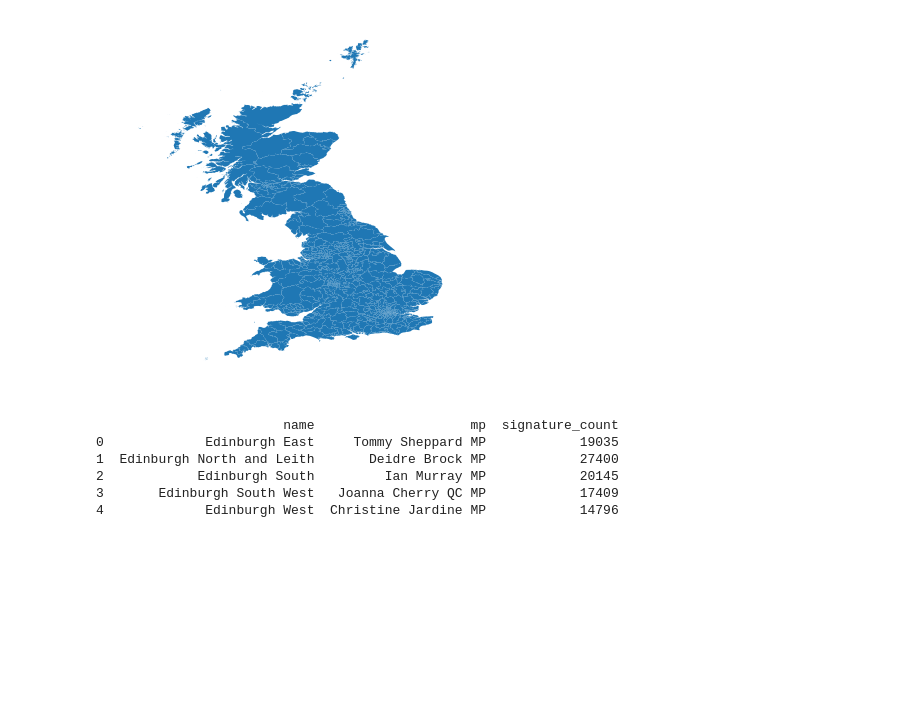
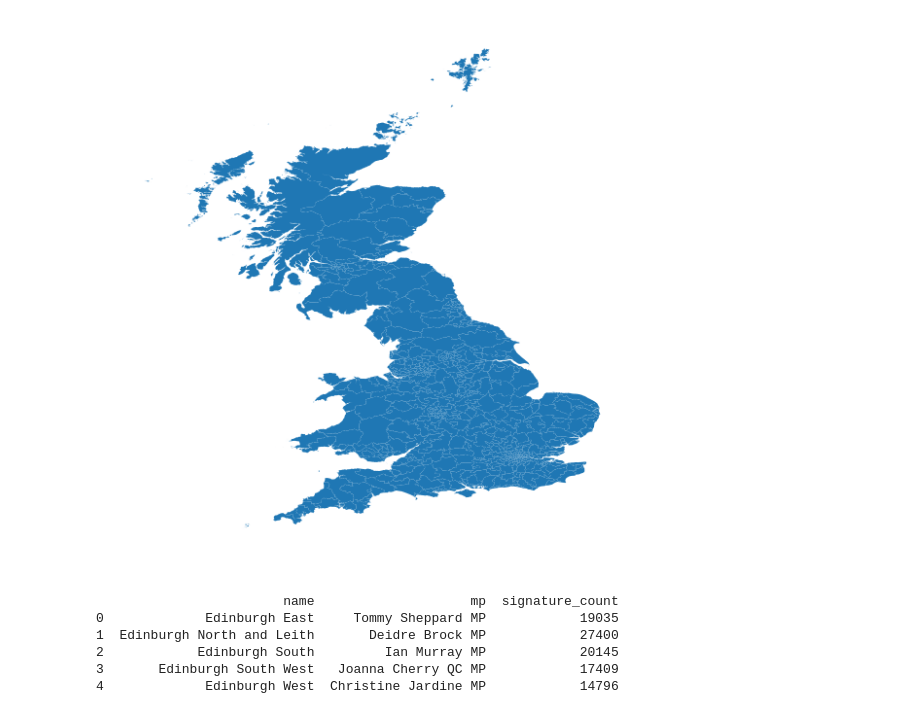
Before and after one commit to TTitcombe/ConstituencyMap, a Jupyter notebook: examples/geopandas_map.ipynb, the cells around one changed output. Saved outputs shown, nothing was run; the diff lists cells and outputs as text; code cells hidden in the pictures; blank space fills up the shorter version.

```diff
--- a/examples/geopandas_map.ipynb
+++ b/examples/geopandas_map.ipynb
@@ -10,11 +10,11 @@ shapefile = os.path.join("..", "data", "boundaries", "uk_generalized_2015.shp")
 # %%
 map_df = gpd.read_file(shapefile).drop(["objectid"], axis=1).rename(columns={"pcon15nm":"constituency"})
 # %%
-f, ax = plt.subplots(1, figsize=(6, 16))
+f, ax = plt.subplots(1, figsize=(10, 10))
 ax = map_df.plot(ax=ax)
 ax.set_axis_off()
 # %% [output]
-[figure, old version]
+[figure, new version]
 # %%
 datafile = os.path.join("..", "data", "information", "2019_3_28_8_14_constituency241584.csv")
 data_df = pd.read_csv(datafile, encoding='latin-1').drop(["ons_code"], axis=1)
```
Also changed, not shown: parts of 1 cell of this notebook, 3 other files.
